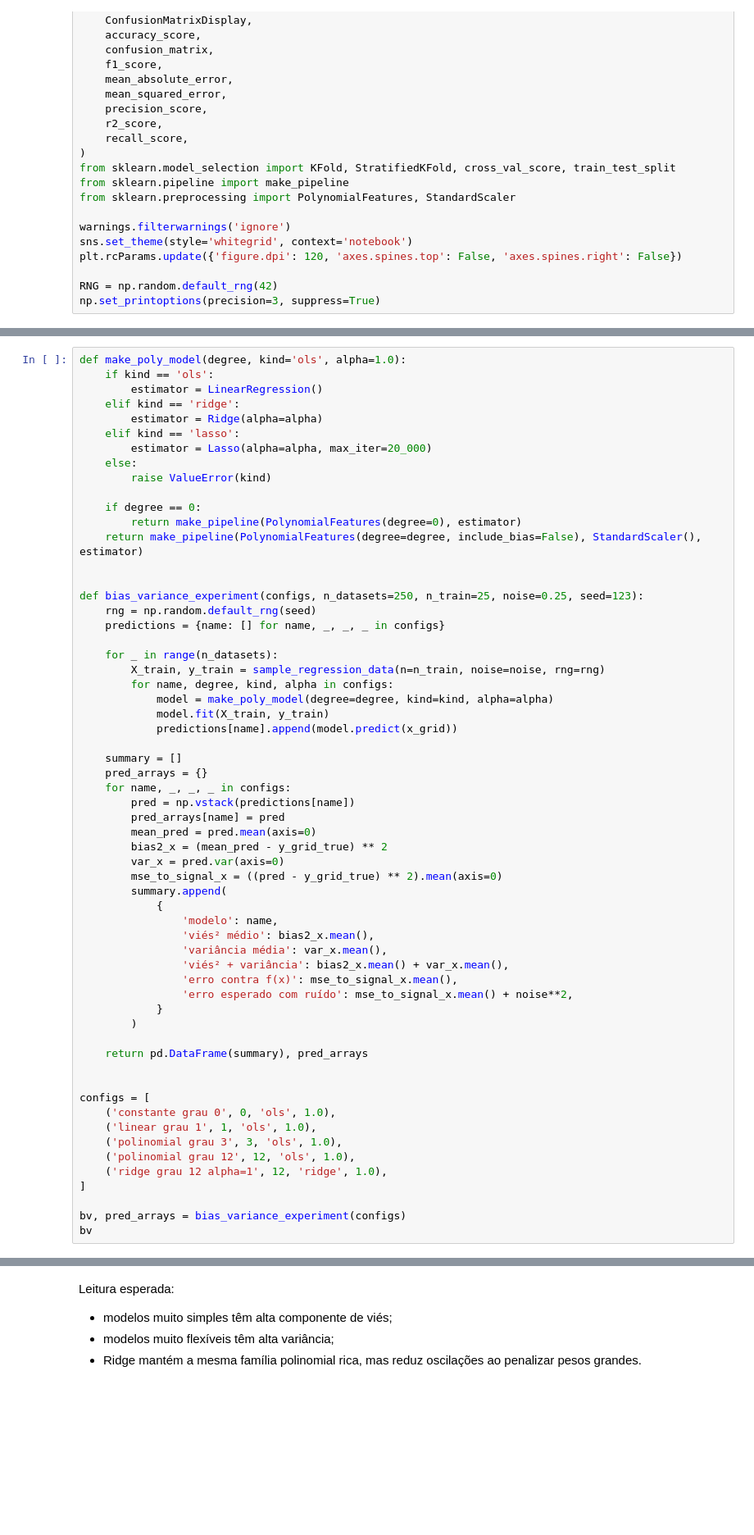
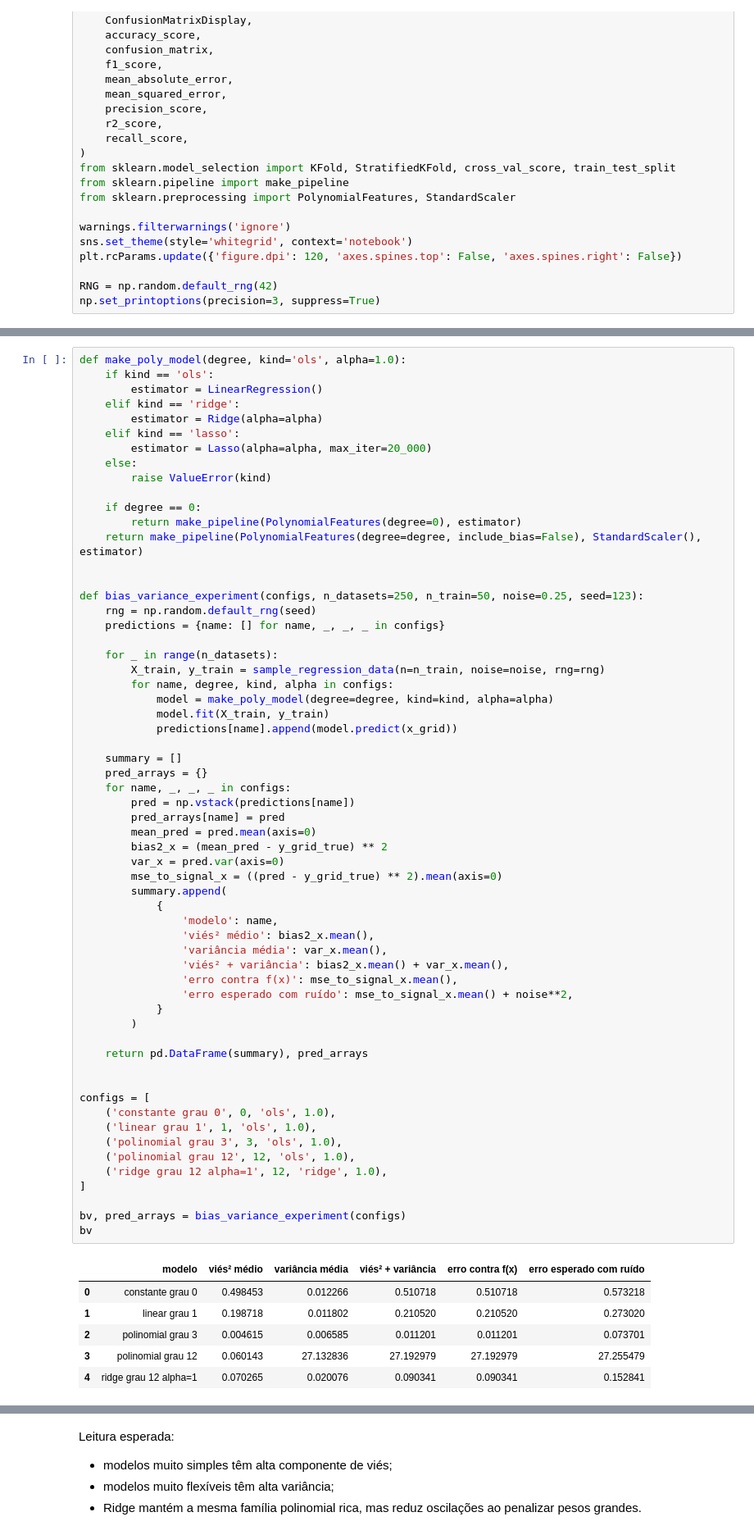
Before and after one commit to AILAB-CEFET-RJ/gcc1734, a Jupyter notebook: src/am/02_am_secao_4_vies_variancia_regularizacao.ipynb, the cells around one changed output, grey strips where cells are left out. Shown at 82% size. Saved outputs shown, nothing was run; the diff lists cells and outputs as text; blank space fills up the shorter version.

```diff
--- a/src/am/02_am_secao_4_vies_variancia_regularizacao.ipynb
+++ b/src/am/02_am_secao_4_vies_variancia_regularizacao.ipynb
@@ -165,7 +189,7 @@ def make_poly_model(degree, kind='ols', alpha=1.0):
     return make_pipeline(PolynomialFeatures(degree=degree, include_bias=False), StandardScaler(), estimator)
 
 
-def bias_variance_experiment(configs, n_datasets=250, n_train=25, noise=0.25, seed=123):
+def bias_variance_experiment(configs, n_datasets=250, n_train=50, noise=0.25, seed=123):
     rng = np.random.default_rng(seed)
     predictions = {name: [] for name, _, _, _ in configs}
 
@@ -182,33 +206,40 @@ def bias_variance_experiment(configs, n_datasets=250, n_train=25, noise=0.25, se
         pred = np.vstack(predictions[name])
         pred_arrays[name] = pred
         mean_pred = pred.mean(axis=0)
         bias2_x = (mean_pred - y_grid_true) ** 2
         var_x = pred.var(axis=0)
         mse_to_signal_x = ((pred - y_grid_true) ** 2).mean(axis=0)
         summary.append(
             {
                 'modelo': name,
                 'viés² médio': bias2_x.mean(),
                 'variância média': var_x.mean(),
                 'viés² + variância': bias2_x.mean() + var_x.mean(),
                 'erro contra f(x)': mse_to_signal_x.mean(),
                 'erro esperado com ruído': mse_to_signal_x.mean() + noise**2,
             }
         )
 
     return pd.DataFrame(summary), pred_arrays
 
 
 configs = [
     ('constante grau 0', 0, 'ols', 1.0),
     ('linear grau 1', 1, 'ols', 1.0),
     ('polinomial grau 3', 3, 'ols', 1.0),
     ('polinomial grau 12', 12, 'ols', 1.0),
     ('ridge grau 12 alpha=1', 12, 'ridge', 1.0),
 ]
 
 bv, pred_arrays = bias_variance_experiment(configs)
 bv
+# %% [output]
+|  | modelo | viés² médio | variância média | viés² + variância | erro contra f(x) | erro esperado com ruído |
+| 0 | constante grau 0 | 0.498453 | 0.012266 | 0.510718 | 0.510718 | 0.573218 |
+| 1 | linear grau 1 | 0.198718 | 0.011802 | 0.210520 | 0.210520 | 0.273020 |
+| 2 | polinomial grau 3 | 0.004615 | 0.006585 | 0.011201 | 0.011201 | 0.073701 |
+| 3 | polinomial grau 12 | 0.060143 | 27.132836 | 27.192979 | 27.192979 | 27.255479 |
+| 4 | ridge grau 12 alpha=1 | 0.070265 | 0.020076 | 0.090341 | 0.090341 | 0.152841 |
 # %%
 bv_long = bv.melt(
     id_vars='modelo',
```
Also changed, not shown: parts of 15 cells of this notebook, 11 other files.
